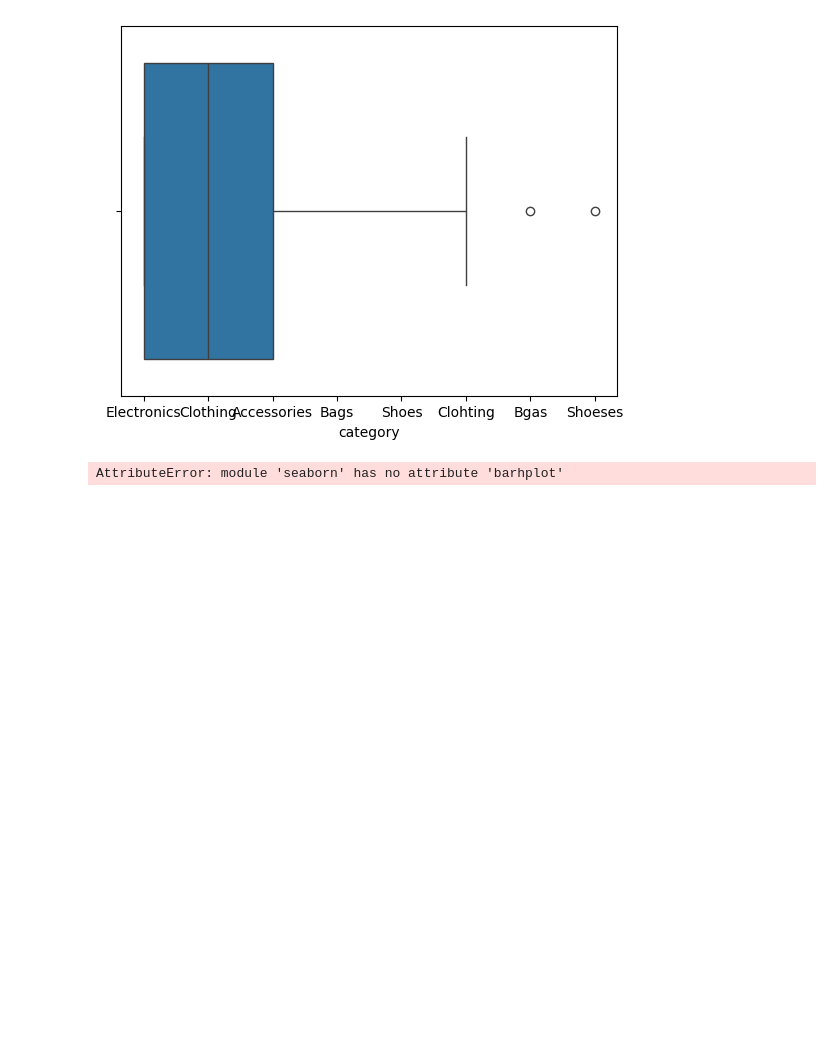
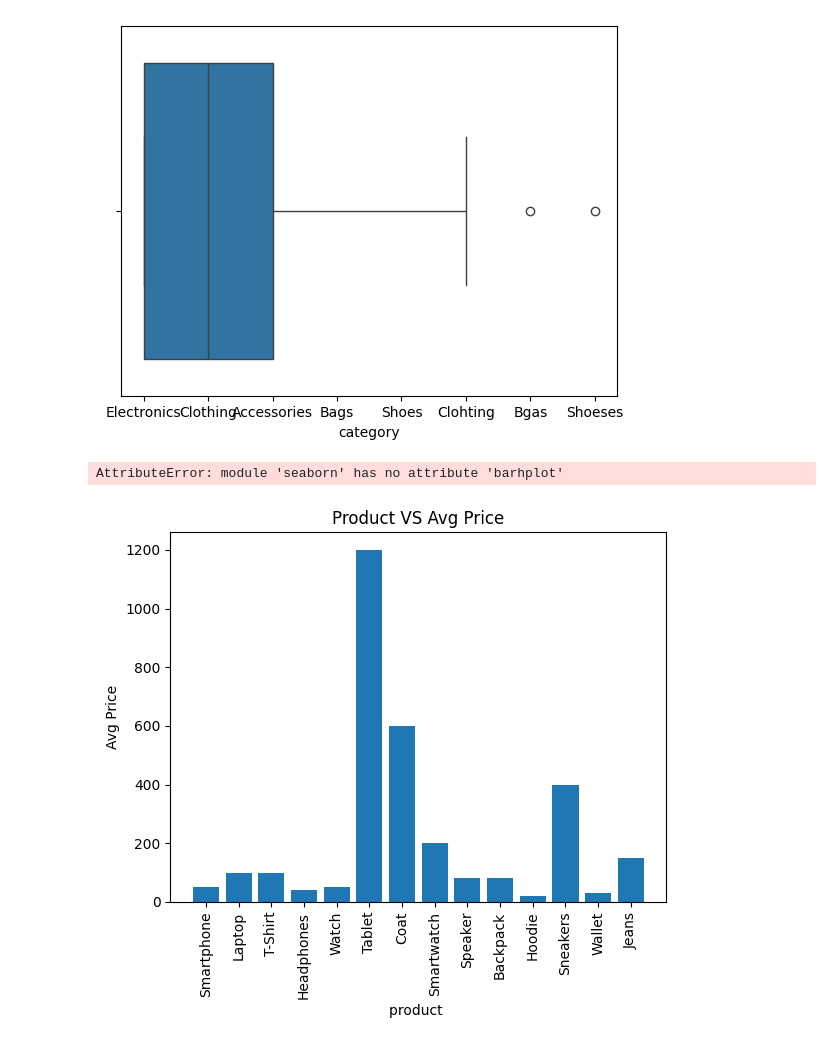
Before and after one commit to avicomputersolutions/PythonJan, a Jupyter notebook: Matplotlib/bar.ipynb, the cells around one changed output. Cells and saved outputs as stored; diff of their text form; code cells hidden in the pictures; blank space fills up the shorter version.

```diff
--- a/Matplotlib/bar.ipynb
+++ b/Matplotlib/bar.ipynb
@@ -135,3 +148,15 @@ sns.boxplot(data,x="category")
 sns.barplot(data,x="category",y="revenue",hue="product")
 # %% [output]
 AttributeError: module 'seaborn' has no attribute 'barhplot'
+# %%
+x = data["product"].unique()
+y = data.groupby(by="product")["price"].mean()
+# %%
+plt.bar(x,y)
+plt.title("Product VS Avg Price")
+plt.xlabel("product ")
+plt.ylabel("Avg Price")
+plt.xticks(rotation= 90)
+plt.show()
+# %% [output]
+[figure, added]
```
Also changed, not shown: parts of 1 cell of this notebook.
